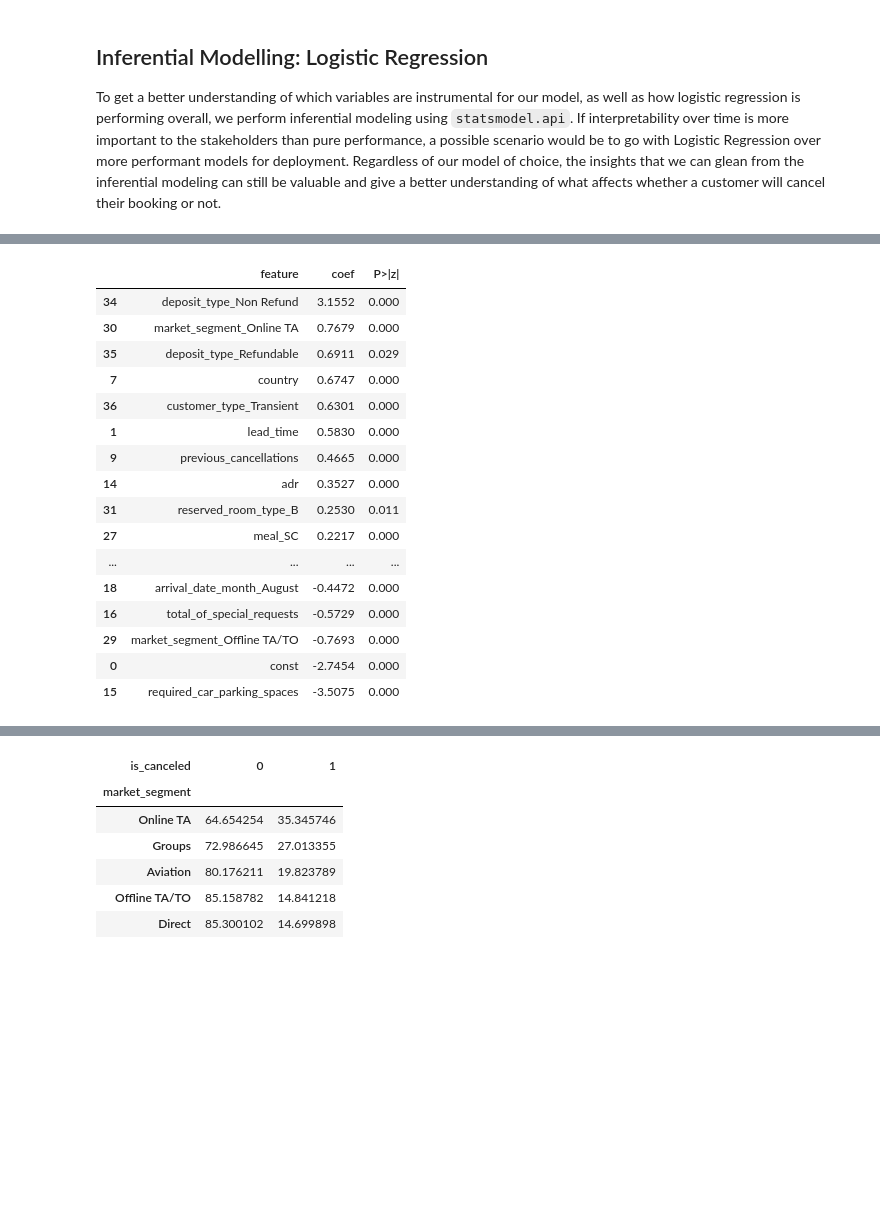
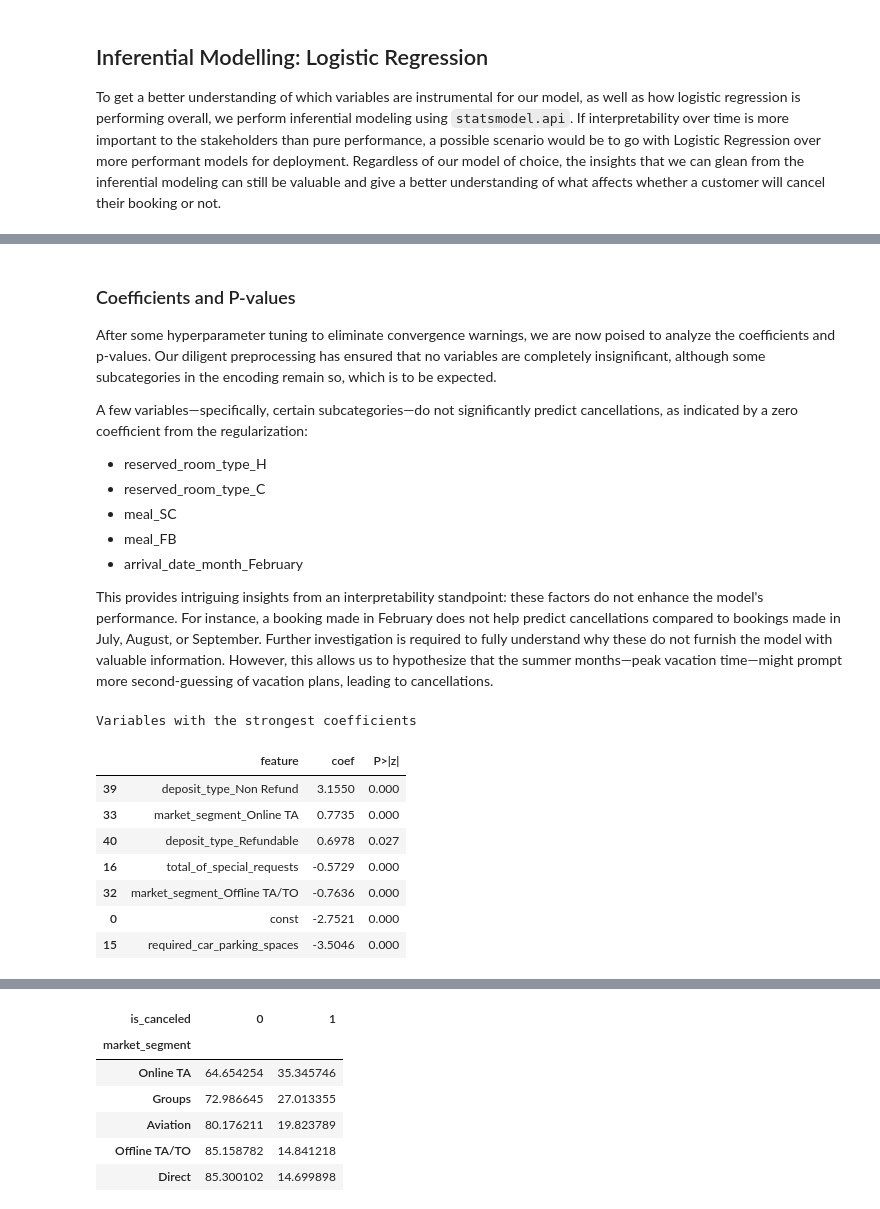
Before and after one commit to FutureGoose/advanced_techniques_logistic_regression, a Jupyter notebook: fundamentals_logistic_regression_part2.ipynb, the cells around one changed output, grey strips where cells are left out. Cells and saved outputs as stored; diff of their text form; code cells hidden in the pictures; blank space fills up the shorter version.

Commit message:
Inferential modeling

```diff
--- a/fundamentals_logistic_regression_part2.ipynb
+++ b/fundamentals_logistic_regression_part2.ipynb
@@ -464,42 +476,51 @@ Try increasing solver accuracy or number of iterations, decreasing alpha, or swi
+# %% [markdown]
+### Coefficients and P-values
+After some hyperparameter tuning to eliminate convergence warnings, we are now poised to analyze the coefficients and p-values. Our diligent preprocessing has ensured that no variables are completely insignificant, although some subcategories in the encoding remain so, which is to be expected.
+
+A few variables—specifically, certain subcategories—do not significantly predict cancellations, as indicated by a zero coefficient from the regularization:
+- reserved_room_type_H
+- reserved_room_type_C
+- meal_SC
+- meal_FB
+- arrival_date_month_February
+
+This provides intriguing insights from an interpretability standpoint: these factors do not enhance the model's performance. For instance, a booking made in February does not help predict cancellations compared to bookings made in July, August, or September. Further investigation is required to fully understand why these do not furnish the model with valuable information. However, this allows us to hypothesize that the summer months—peak vacation time—might prompt more second-guessing of vacation plans, leading to cancellations.
 # %%
 # Extract the summary as a dataframe
 summary_df = pd.DataFrame(result.summary().tables[1].data)
 
 # Assign the first row as the header
 summary_df.columns = summary_df.iloc[0]
 summary_df = summary_df.drop(0)
 
 # Convert the 'coef' and 'P>|z|' columns to numeric, setting errors to 'coerce' which converts invalid parsing to NaN
 summary_df['coef'] = pd.to_numeric(summary_df['coef'], errors='coerce')
 summary_df['P>|z|'] = pd.to_numeric(summary_df['P>|z|'], errors='coerce')
 
 # Replace NaN values with 0 in these columns
 summary_df['coef'] = summary_df['coef'].fillna(0)
 summary_df['P>|z|'] = summary_df['P>|z|'].fillna(0)
 
 # Filter the dataframe for significant coefficients (p < 0.05)
 significant_coefs_df = summary_df[summary_df['P>|z|'] < 0.05]
 
 # Drop unnecessary columns
 significant_coefs_df = significant_coefs_df[['', 'coef', 'P>|z|']].rename(columns={'': 'feature'})
 
 significant_coefs_df.reset_index(drop=True, inplace=True)
-significant_coefs_df.sort_values(by="coef", ascending=False)
+significant_coefs_df = significant_coefs_df.sort_values(by="coef", ascending=False)
+
+print('Variables with the strongest coefficients ')
+
+# Display the most significant coefficients
+pd.concat([significant_coefs_df.head(3), significant_coefs_df.tail(4)])
 # %% [output]
+Variables with the strongest coefficients
 |  | feature | coef | P>|z| |
-| 34 | deposit_type_Non Refund | 3.1552 | 0.000 |
-| 30 | market_segment_Online TA | 0.7679 | 0.000 |
-| 35 | deposit_type_Refundable | 0.6911 | 0.029 |
-| 7 | country | 0.6747 | 0.000 |
-| 36 | customer_type_Transient | 0.6301 | 0.000 |
-| 1 | lead_time | 0.5830 | 0.000 |
-| 9 | previous_cancellations | 0.4665 | 0.000 |
-| 14 | adr | 0.3527 | 0.000 |
-| 31 | reserved_room_type_B | 0.2530 | 0.011 |
-| 27 | meal_SC | 0.2217 | 0.000 |
-| ... | ... | ... | ... |
-| 18 | arrival_date_month_August | -0.4472 | 0.000 |
+| 39 | deposit_type_Non Refund | 3.1550 | 0.000 |
+| 33 | market_segment_Online TA | 0.7735 | 0.000 |
+| 40 | deposit_type_Refundable | 0.6978 | 0.027 |
 | 16 | total_of_special_requests | -0.5729 | 0.000 |
-| 29 | market_segment_Offline TA/TO | -0.7693 | 0.000 |
-| 0 | const | -2.7454 | 0.000 |
-| 15 | required_car_parking_spaces | -3.5075 | 0.000 |
+| 32 | market_segment_Offline TA/TO | -0.7636 | 0.000 |
+| 0 | const | -2.7521 | 0.000 |
+| 15 | required_car_parking_spaces | -3.5046 | 0.000 |
```
Also changed, not shown: parts of 18 cells of this notebook.
